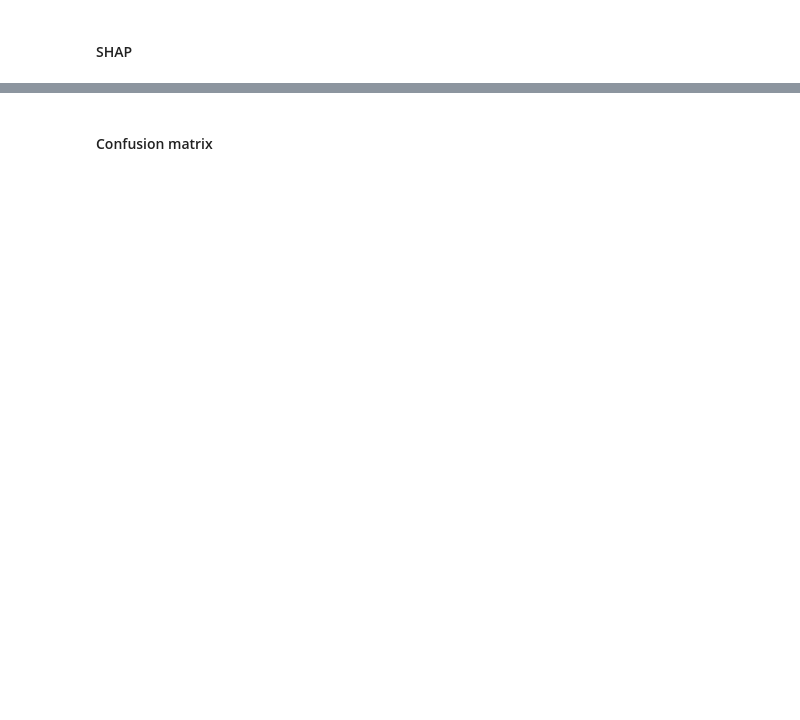
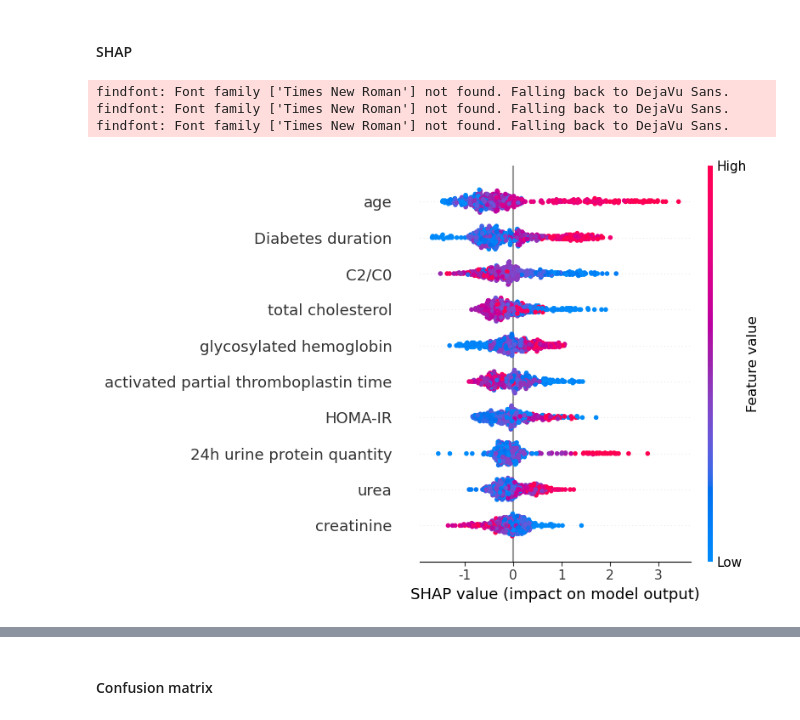
Before and after one commit to Step2312/Code, a Jupyter notebook: dpn/dpn-版本11987.ipynb, the cells around one changed output, grey strips where cells are left out. Drawn from its saved outputs; the diff is of its cells as text; code cells hidden in the pictures; blank space fills up the shorter version.

```diff
--- a/dpn/dpn-版本11987.ipynb
+++ b/dpn/dpn-版本11987.ipynb
@@ -183,15 +266,13 @@ from sklearn.model_selection import train_test_split
 from sklearn.metrics import accuracy_score, precision_score, recall_score, f1_score
 import numpy as np
 import pandas as pd
-from sklearn.preprocessing import LabelEncoder
 import shap
 from collections import Counter
-import matplotlib.pyplot as plt
 from imblearn.combine import SMOTETomek
 import warnings
-from sklearn.preprocessing import StandardScaler
 import matplotlib.pyplot as plt
-plt.rcParams["font.sans-serif"]=["SimHei"] #设置中易黑体字体
+# plt.rcParams["font.sans-serif"]=["SimHei"] #设置中易黑体字体
+plt.rcParams["font.family"] = "Times New Roman"
 plt.rcParams["axes.unicode_minus"]=False #该语句解决图像中的“-”负号的乱码问题
 warnings.filterwarnings('ignore')
 
@@ -200,13 +281,11 @@ id2feature = {
     0:'非DPN组',
     1:'DPN组'
 }
-dpn = pd.read_csv('../output/dpn/data/dpn_preprocress.csv')
+dpn = pd.read_csv('../output/data/dpn_preprocress.csv')
 X = dpn.drop(columns='Category')
 scaler = StandardScaler()
 X = pd.DataFrame(scaler.fit_transform(X),columns=X.columns)
 y = dpn['Category'].astype(int)
-# X_train,X_test,y_train,y_test = train_test_split(X,y,test_size=0.2,random_state=43)
-# print(Counter(y_train),Counter(y_test))
 logger.add('./log/dpn/{time}_end.log')
 USE_chi2, USE_f_classif, USE_mutual_info_classif = False, False, False
 USE_LSVC,USE_EXTRATREE,USE_LR = False,True,True
@@ -260,7 +339,7 @@ elif USE_LR:
 
 cols_selected = X.columns.to_list()
 logger.info(f'剩余的特征是：{cols_selected}')
-dpn[cols_selected+['Category']].to_csv('../output/dpn/data/dpn_selected.csv',index=False)
+dpn[cols_selected+['Category']].to_csv('../output/data/dpn_selected.csv',index=False)
 # 数据平衡
 USE_randomDownSample, USE_Tomek_links, USE_ADASYN, USE_randomOverSample, USE_SMOTE, USE_SMOTETomek = False, False, False, False, False, True
 
@@ -288,5 +367,5 @@ logger.info(f'数据平衡前：{id2feature[0]}有{Counter(y)[0]}条,{id2feature
 X_resampled, y_resampled = sampler.fit_resample(X, y)
 logger.info(f'数据平衡后：{id2feature[0]}有{Counter(y_resampled)[0]}条,{id2feature[1]}有{Counter(y_resampled)[1]}条')
 dpn_resampled = pd.concat([y_resampled,X_resampled],axis=1)
-dpn_resampled.to_excel('../output/dpn/data/dpn_resampled.xlsx',index=False)
+dpn_resampled.to_excel('../output/data/dpn_resampled.xlsx',index=False)
 # %% [output]
@@ -401,4 +483,23 @@ if round(np.mean(Accuracy), 3) >=0.8:
 # %% [markdown]
 #### SHAP
+# %%
+from sklearn.model_selection import train_test_split
+data = pd.read_excel('../output/data/dpn_resampled.xlsx')
+X_shap = data.drop(columns='Category')
+y_shap = data['Category']
+random_state = 43
+X_shap_train,X_shap_test,y_shap_train,y_shap_test = train_test_split(X_shap,y_shap,test_size=0.3,random_state=random_state)
+clf_xgb.fit(X_shap_train,y_shap_train)
+explainer = shap.TreeExplainer(clf_xgb)
+shap_values_XGBoost_test = explainer.shap_values(X_shap_test)
+fig,axis = plt.subplots(figsize=(4,4))
+shap.summary_plot(shap_values_XGBoost_test, X_shap_test,max_display=10,show=False)
+plt.savefig(f'../output/picture/XGBoost_shap_{random_state}.tiff',dpi=300,bbox_inches='tight')
+plt.show()
+# %% [output]
+findfont: Font family ['Times New Roman'] not found. Falling back to DejaVu Sans.
+findfont: Font family ['Times New Roman'] not found. Falling back to DejaVu Sans.
+findfont: Font family ['Times New Roman'] not found. Falling back to DejaVu Sans.
+[figure, added]
 # %%
 from sklearn.model_selection import train_test_split
```
Also changed, not shown: parts of 45 cells of this notebook, 12 other files.
